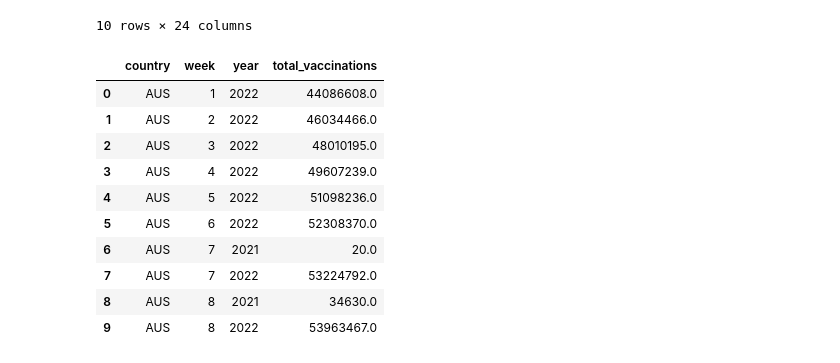
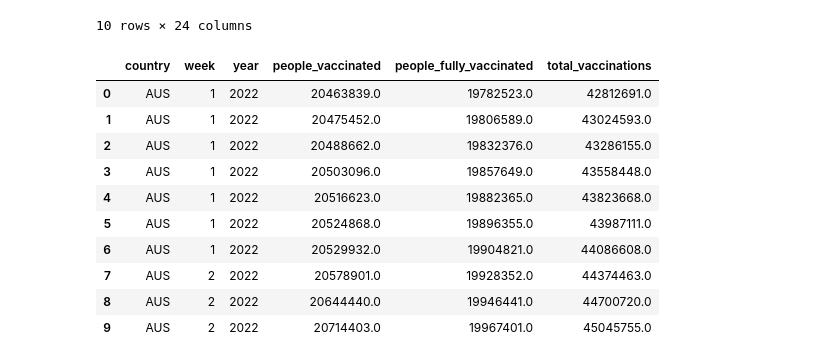
Before and after one commit to jkirkpatrickmath/DataMining4502, a Jupyter notebook: stringency_comparision_with_vaccinations.ipynb, the cells around one changed output. Cells and saved outputs as stored; diff of their text form; code cells hidden in the pictures.

Commit message:
Added additional fields to merged data from OWID vaccinations dataset.

```diff
--- a/stringency_comparision_with_vaccinations.ipynb
+++ b/stringency_comparision_with_vaccinations.ipynb
@@ -65,21 +65,21 @@ owidVac["week"] = owidVac["date"].dt.isocalendar().week
 owidVac['year'] = owidVac["date"].dt.year
 # %%
 #sort vaccination data, prepare for merge
-vc = owidVac.groupby(["iso_code", "week", "year"])["total_vaccinations"].max().reset_index()
+vc = owidVac.groupby(["iso_code", "week", "year", "people_vaccinated", "people_fully_vaccinated"])["total_vaccinations"].max().reset_index()
 vc = vc.rename(columns={"iso_code": "country"})
 vc.head(10)
 # %% [output]
-|  | country | week | year | total_vaccinations |
-| 0 | AUS | 1 | 2022 | 44086608.0 |
-| 1 | AUS | 2 | 2022 | 46034466.0 |
-| 2 | AUS | 3 | 2022 | 48010195.0 |
-| 3 | AUS | 4 | 2022 | 49607239.0 |
-| 4 | AUS | 5 | 2022 | 51098236.0 |
-| 5 | AUS | 6 | 2022 | 52308370.0 |
-| 6 | AUS | 7 | 2021 | 20.0 |
-| 7 | AUS | 7 | 2022 | 53224792.0 |
-| 8 | AUS | 8 | 2021 | 34630.0 |
-| 9 | AUS | 8 | 2022 | 53963467.0 |
+|  | country | week | year | people_vaccinated | people_fully_vaccinated | total_vaccinations |
+| 0 | AUS | 1 | 2022 | 20463839.0 | 19782523.0 | 42812691.0 |
+| 1 | AUS | 1 | 2022 | 20475452.0 | 19806589.0 | 43024593.0 |
+| 2 | AUS | 1 | 2022 | 20488662.0 | 19832376.0 | 43286155.0 |
+| 3 | AUS | 1 | 2022 | 20503096.0 | 19857649.0 | 43558448.0 |
+| 4 | AUS | 1 | 2022 | 20516623.0 | 19882365.0 | 43823668.0 |
+| 5 | AUS | 1 | 2022 | 20524868.0 | 19896355.0 | 43987111.0 |
+| 6 | AUS | 1 | 2022 | 20529932.0 | 19904821.0 | 44086608.0 |
+| 7 | AUS | 2 | 2022 | 20578901.0 | 19928352.0 | 44374463.0 |
+| 8 | AUS | 2 | 2022 | 20644440.0 | 19946441.0 | 44700720.0 |
+| 9 | AUS | 2 | 2022 | 20714403.0 | 19967401.0 | 45045755.0 |
 # %%
 #merge vaccination data into dataset
 df = pd.merge(df, vc)
```
Also changed, not shown: parts of 1 cell of this notebook, 1 other file.
